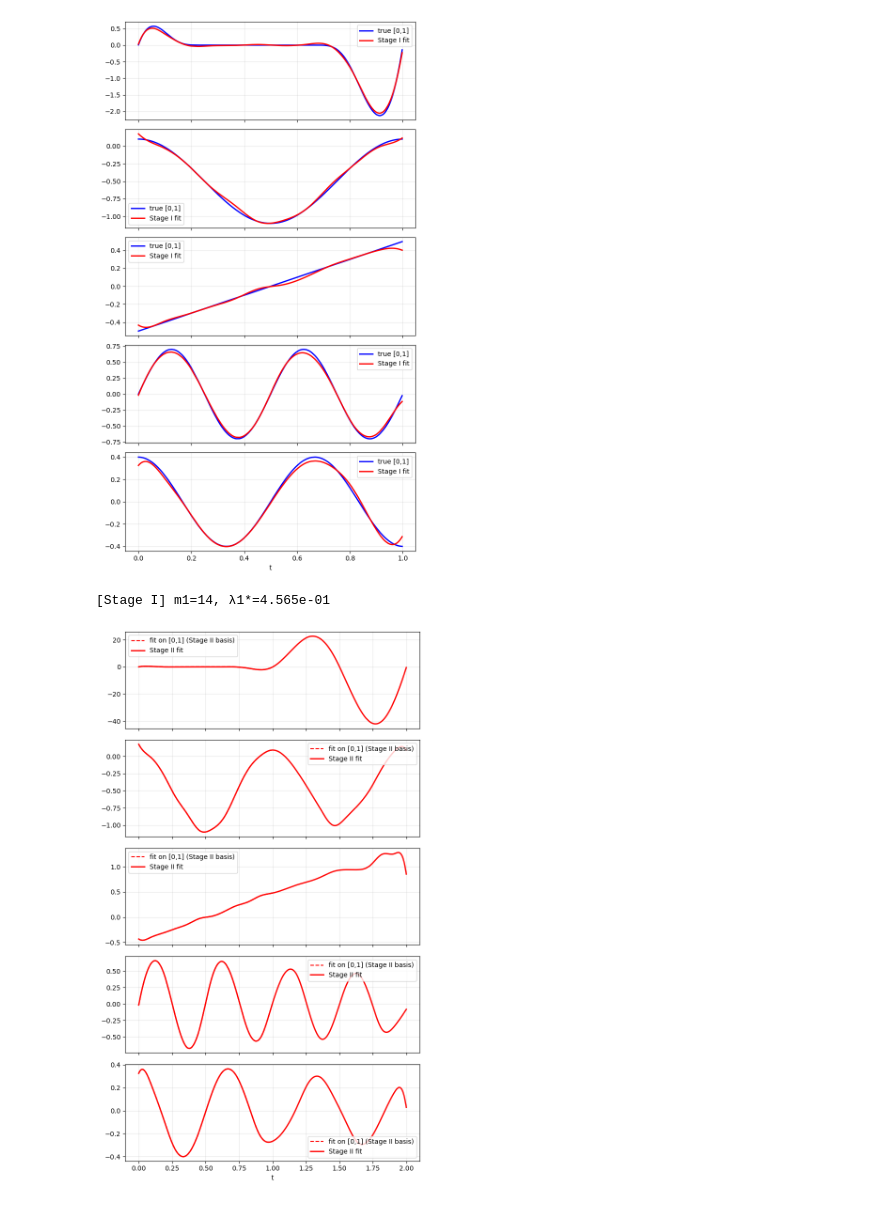
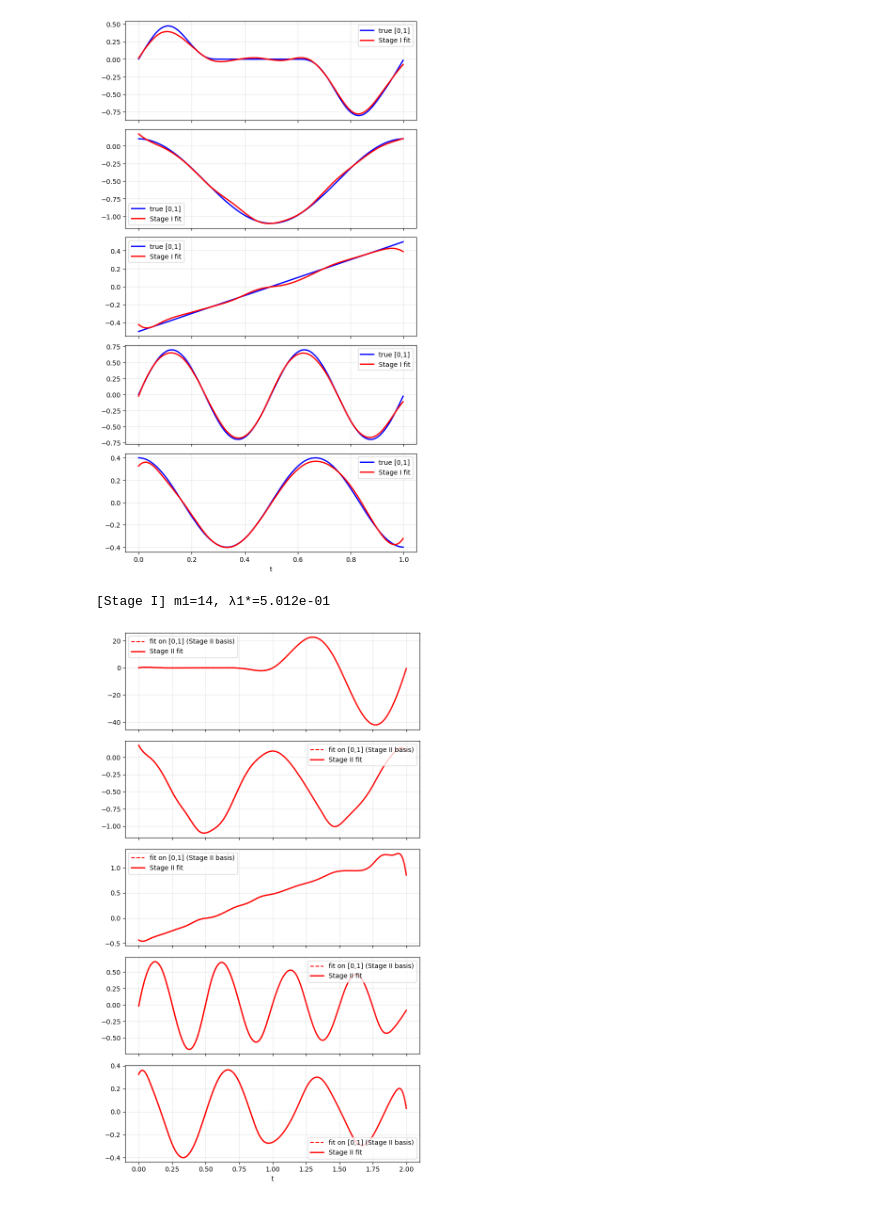
Before and after one commit to nidhogghs/spline, a Jupyter notebook: ED_spline.ipynb, the cells around one changed output. Cells and saved outputs as stored; diff of their text form; code cells hidden in the pictures.

```diff
--- a/ED_spline.ipynb
+++ b/ED_spline.ipynb
@@ -7,8 +7,34 @@ from scipy.interpolate import BSpline
 
 # ---------- 工具 ----------
 def ghost_mask(u, a=0.3, b=0.6):
+    """
+    C^2 平滑掩码：在 [a,b] 内严格为 0；区间外从 0 平滑升至 1（不过冲）。
+    过渡带宽自适应（统一尺度），且可通过 ALPHA 在全局控制“陡/缓”。
+      - ALPHA 越大 → 过渡越宽、越“慢”；建议 0.10 ~ 0.30 之间。
+      - 函数签名不变，可直接替换原实现。
+    """
+    u = np.asarray(u, dtype=float)
+    if a > b: a, b = b, a
+
+    # —— 全局平滑参数（可按需要改一个数字即可）——
+    ALPHA = 0.30                        # ← 想更“缓”就调大：0.20→0.25→0.30
+    Uspan = np.ptp(u) if np.ptp(u) > 0 else 1.0
+    delta = ALPHA * Uspan               # 统一尺度的过渡宽度
+
+    # quintic smoothstep（C^2），比 exp(-1/t) 温和很多
+    def s(x):
+        x = np.clip(x, 0.0, 1.0)
+        return x*x*x*(x*(x*6 - 15) + 10)   # 6x^5 - 15x^4 + 10x^3
+
+    # 到区间 [a,b] 的距离（区间内为 0，区间外为 >0）
     t = np.maximum(0.0, np.maximum(a - u, u - b))
-    m = np.zeros_like(t); m[t>0] = np.exp(-1.0/t[t>0]); return m
+
+    # 先定义一个从 0（在区间内）到 1（远离区间）的“距离映射”
+    #   t/delta ∈ [0, +∞)，经 smoothstep 压到 [0,1]，并在 t≥delta 后基本饱和到 1
+    ramp = s(t / (delta + 1e-12))
+
+    # ramp=0 处即 [a,b]，严格 0；过渡区宽约 delta；区间外逐渐趋近 1
+    return ramp
 
 def make_open_uniform_knots(a, b, k, n_inner):
     inner = np.linspace(a, b, n_inner+2)[1:-1] if n_inner>0 else np.array([])
@@ -94,7 +120,7 @@ def cv_select_lambda(B,X,y,R,w,lams,K=5,seed=2025,use_1se=True):
 # ---------- 真函数与数据 ----------
 def true_funcs():
     return [
-        lambda u: np.sin(2*np.pi*u)*ghost_mask(u,0.3,0.6)*100,
+        lambda u: np.sin(2*np.pi*u)*ghost_mask(u,0.3,0.6),
         lambda u: -0.5+0.6*np.cos(2*np.pi*u),
         lambda u: (u-0.5),
         lambda u: 0.7*np.sin(4*np.pi*u),
@@ -117,35 +143,35 @@ k=3; n_inner=10; P=100; n=400; noise_sigma=0.1; seed_data=0; seed_cv=2025; use_1
 signal_idx=[1,2,3,4,5]
 
 funcs=true_funcs()
 t1,X1,y1,beta1=gen_interval(funcs,0,1,n,P,signal_idx,noise_sigma,seed_data)
 knots1 = make_open_uniform_knots(0.0,1.0,k,n_inner)          # 0/1 端点各重复 k+1 次
 B1     = bspline_design_matrix(t1, knots1, k); m1=B1.shape[1]
 XBt1   = build_vcm_design(B1, X1)
 R1     = gram_R(knots1, k, 0.0, 1.0)
 w1     = group_weights(B1, X1)
 lammax = lambda_max_R(XBt1, y1, m1, R1)
 lams   = np.geomspace(lammax, lammax*5e-4, 30)
 
 lam1,_,_ = cv_select_lambda(B1, X1, y1, R1, w1, lams, K=5, seed=seed_cv, use_1se=use_1se)
 c1 = fista_group_lasso(XBt1.T@XBt1, XBt1.T@y1, lam1, m1, P, R1, w1)
 coef1 = split_blocks(c1, m1, P)
 
 # —— 可视化：真值 vs 阶段 I 拟合（前 r 条有效组）——
 r = min(len(signal_idx), 5)
 betahat1 = np.column_stack([B1 @ coef1[p] for p in range(P)])
 order = np.argsort(t1)
 fig,axs=plt.subplots(r,1,figsize=(7,1.8*r+3),sharex=True)
 for ax,p in zip(axs, signal_idx[:r]):
     ax.plot(t1[order], beta1[order, p], 'b', lw=2, label='true [0,1]')
     ax.plot(t1[order], betahat1[order, p], 'r', lw=2, label='Stage I fit')
     ax.grid(alpha=0.3); ax.legend()
 axs[-1].set_xlabel("t"); plt.tight_layout(); plt.show()
 
 print(f"[Stage I] m1={m1}, λ1*={lam1:.3e}")
 # —— 阶段二将直接使用：knots1, c1, t1, X1, y1, (以及超参)
 # %% [output]
-[figure, old version]
+[figure, new version]
-[Stage I] m1=14, λ1*=4.565e-01
+[Stage I] m1=14, λ1*=5.012e-01
 # %%
 # ============================ 阶段 II：从 [0,1] 扩到 [0,2]（含维度对齐修复） ============================
 import numpy as np
```
